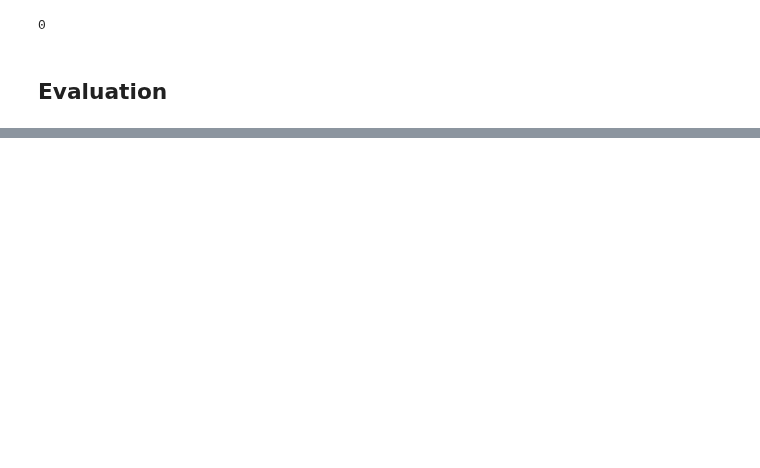
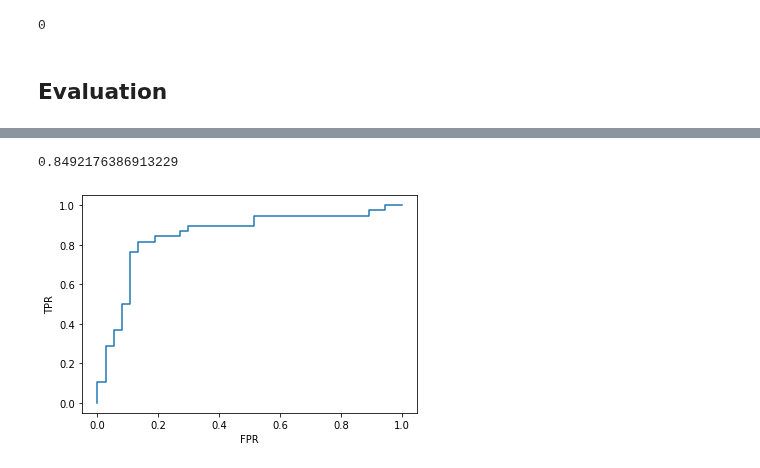
Before and after one commit to Vengadore/Notebooks, a Jupyter notebook: Training_optic_Discs_in_VGG16.ipynb, the cells around one changed output, grey strips where cells are left out. Drawn from its saved outputs; the diff is of its cells as text; code cells hidden in the pictures; blank space fills up the shorter version.

```diff
--- a/Training_optic_Discs_in_VGG16.ipynb
+++ b/Training_optic_Discs_in_VGG16.ipynb
@@ -298,13 +318,15 @@ for c in y:
 # %% [markdown]
 ## Evaluation
 # %%
-model = torch.load('checkpoint_VGG16_27_0.90667.ph')
+model = torch.load('checkpoint_VGG16_21_0.82667.ph')
 # %%
 from sklearn.metrics import confusion_matrix
 import numpy as np
 # %%
 predicted = []
 true_values = []
+all_predicted = []
+all_true = []
 for point in range(len(X_test)//batch_size):
     with torch.no_grad():
 
@@ -329,6 +351,8 @@ for point in range(len(X_test)//batch_size):
 
         outputs = model(x_batch)
         loss = criterion(outputs, y_true)
+        all_predicted.append(outputs.cpu().detach().numpy()[0][1])
+        all_true.append(y_true.cpu().detach().numpy()[0])
 
         _, preds = torch.max(outputs, 1)
         predicted.append(preds)
@@ -345,0 +370,13 @@ array([[59,  9],
+# %%
+from sklearn.metrics import roc_curve
+import matplotlib.pyplot as plt
+from sklearn.metrics import roc_auc_score
+
+ns_fpr, ns_tpr, _ = roc_curve(all_true, all_predicted)
+plt.plot(ns_fpr,ns_tpr)
+plt.xlabel("FPR")
+plt.ylabel("TPR")
+print(roc_auc_score(all_true, all_predicted))
+# %% [output]
+0.8492176386913229
+[figure, added]
```
Also changed, not shown: parts of 14 cells of this notebook.
